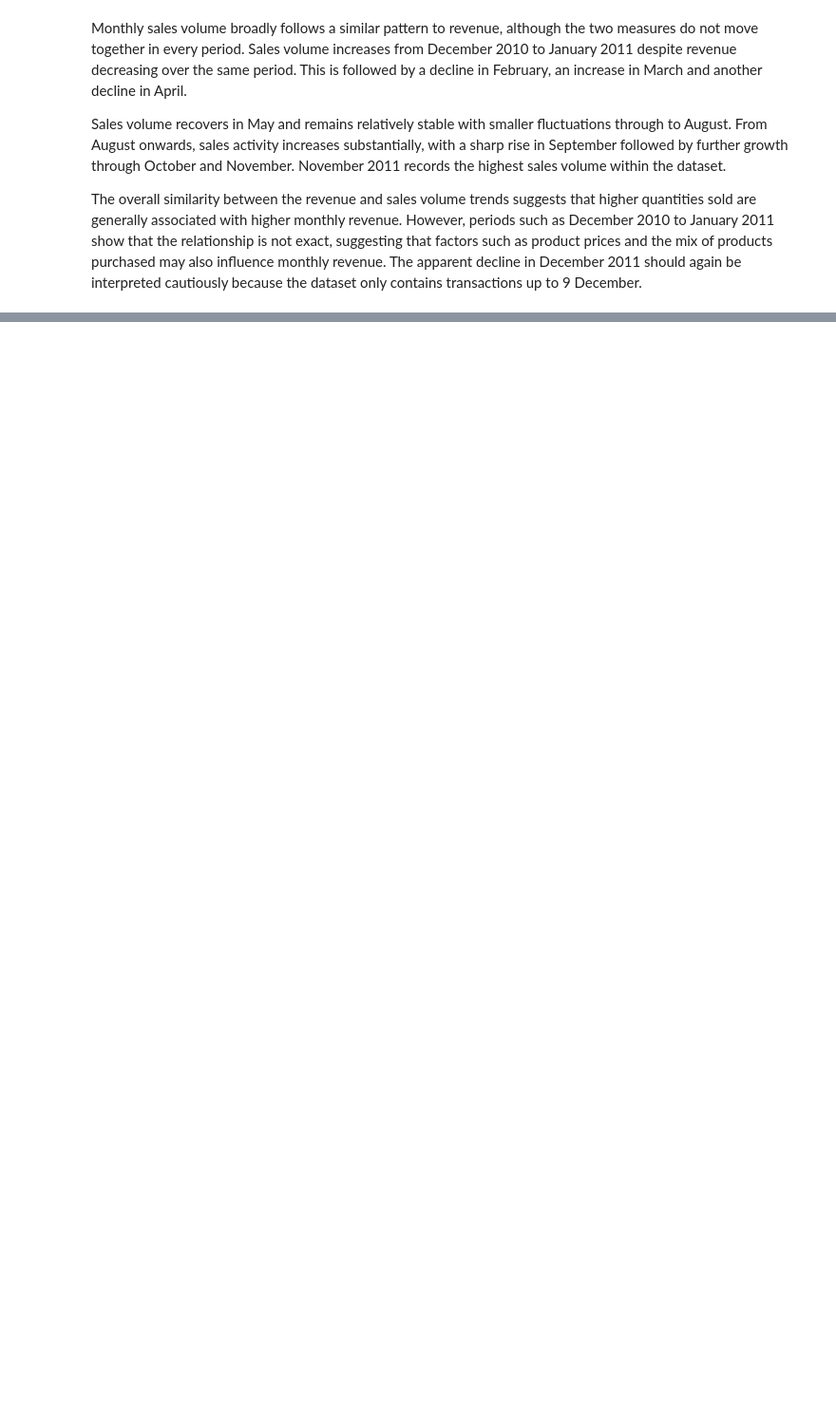
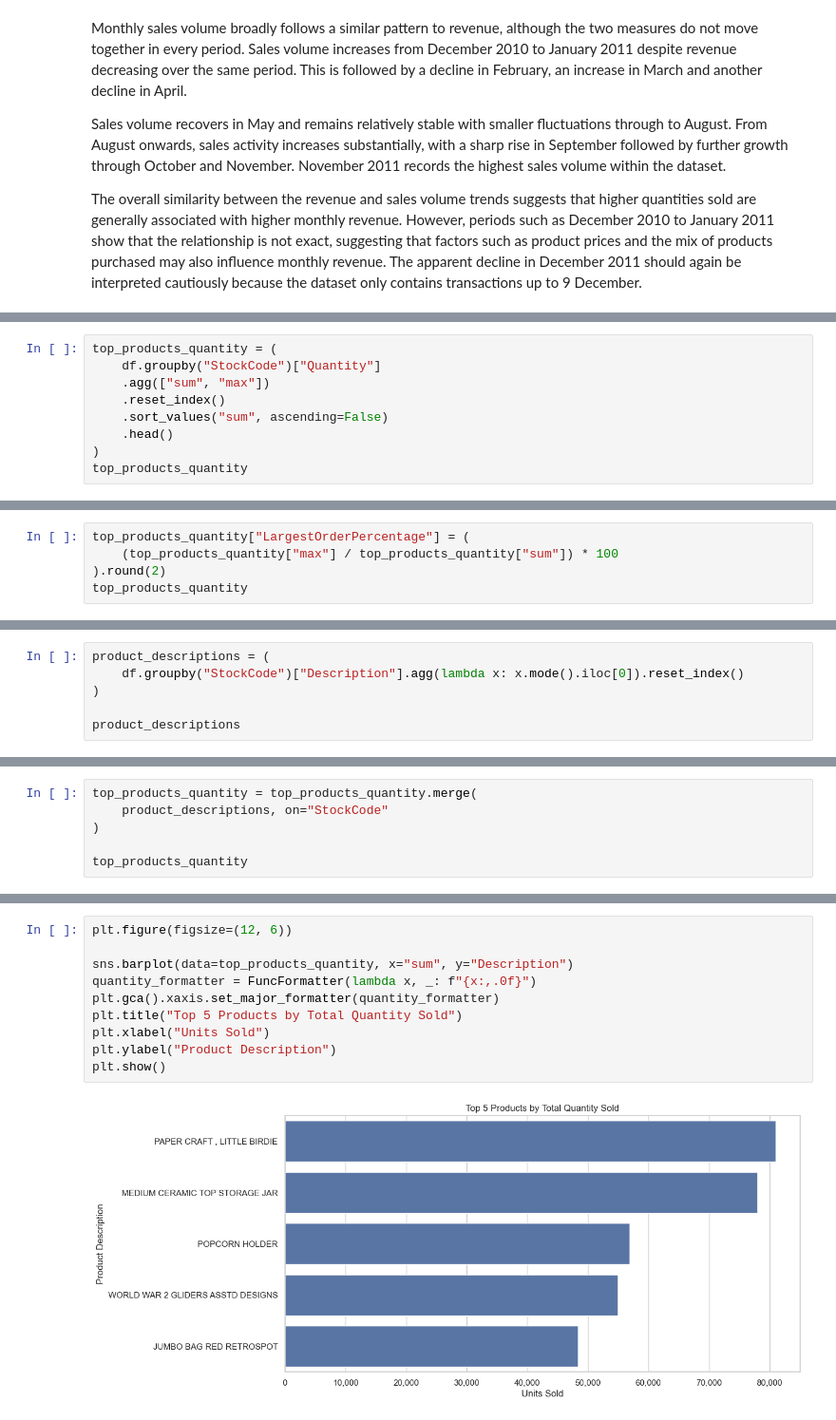
Before and after one commit to sahra02/Online-Retail-Transaction-Analysis, a Jupyter notebook: jupyter_notebooks/02-Exploratory_Data_Analysis.ipynb, the cells around one changed output, grey strips where cells are left out. Shown at 95% size. Drawn from its saved outputs; the diff is of its cells as text; blank space fills up the shorter version.

Commit message:
Add product performance analysis

```diff
--- a/jupyter_notebooks/02-Exploratory_Data_Analysis.ipynb
+++ b/jupyter_notebooks/02-Exploratory_Data_Analysis.ipynb
@@ -318,0 +386,9 @@ The overall similarity between the revenue and sales volume trends suggests that
+# %%
+top_products_quantity = (
+    df.groupby("StockCode")["Quantity"]
+    .agg(["sum", "max"])
+    .reset_index()
+    .sort_values("sum", ascending=False)
+    .head()
+)
+top_products_quantity
@@ -318,0 +411,5 @@ The overall similarity between the revenue and sales volume trends suggests that
+# %%
+top_products_quantity["LargestOrderPercentage"] = (
+    (top_products_quantity["max"] / top_products_quantity["sum"]) * 100
+).round(2)
+top_products_quantity
@@ -318,0 +444,6 @@ The overall similarity between the revenue and sales volume trends suggests that
+# %%
+product_descriptions = (
+    df.groupby("StockCode")["Description"].agg(lambda x: x.mode().iloc[0]).reset_index()
+)
+
+product_descriptions
@@ -318,0 +475,6 @@ The overall similarity between the revenue and sales volume trends suggests that
+# %%
+top_products_quantity = top_products_quantity.merge(
+    product_descriptions, on="StockCode"
+)
+
+top_products_quantity
@@ -318,0 +490,12 @@ The overall similarity between the revenue and sales volume trends suggests that
+# %%
+plt.figure(figsize=(12, 6))
+
+sns.barplot(data=top_products_quantity, x="sum", y="Description")
+quantity_formatter = FuncFormatter(lambda x, _: f"{x:,.0f}")
+plt.gca().xaxis.set_major_formatter(quantity_formatter)
+plt.title("Top 5 Products by Total Quantity Sold")
+plt.xlabel("Units Sold")
+plt.ylabel("Product Description")
+plt.show()
+# %% [output]
+[figure, added]
```
Also changed, not shown: parts of 34 cells of this notebook.
